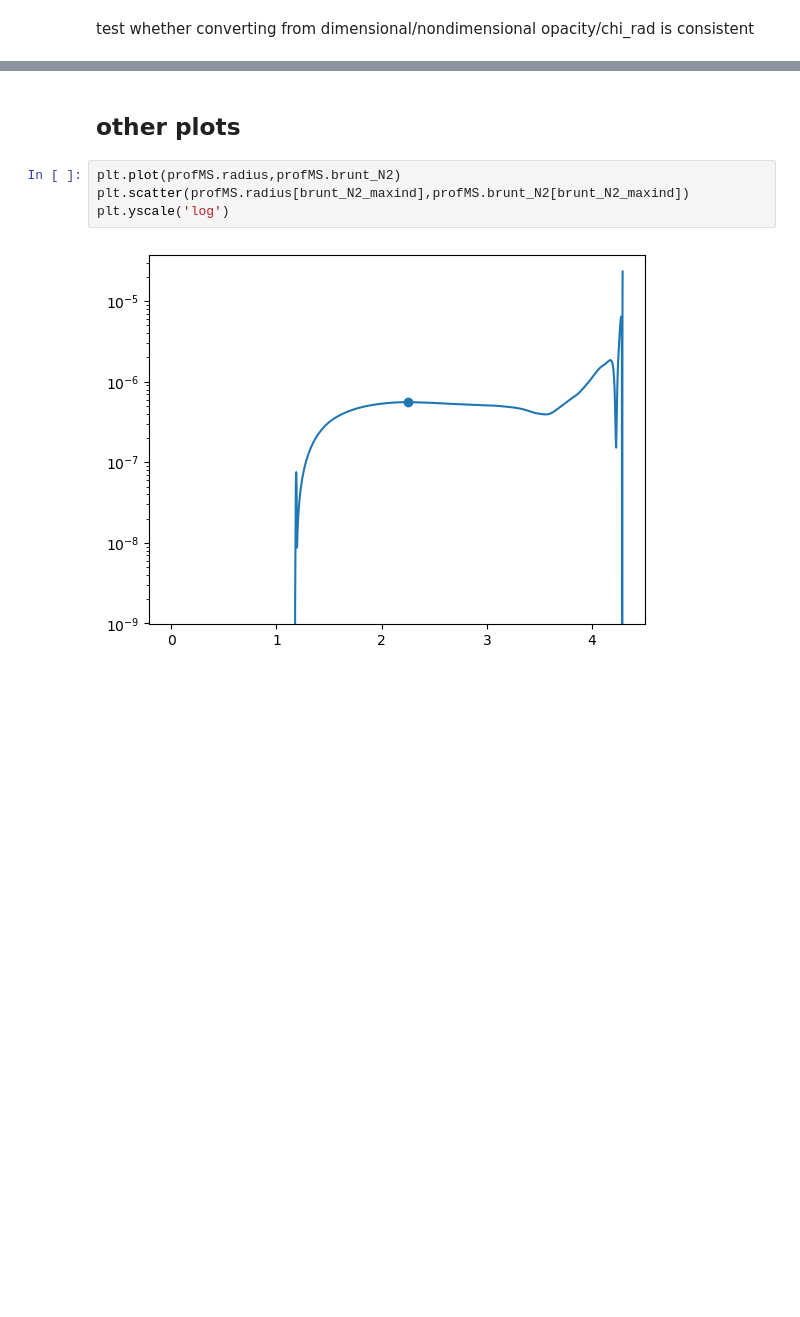
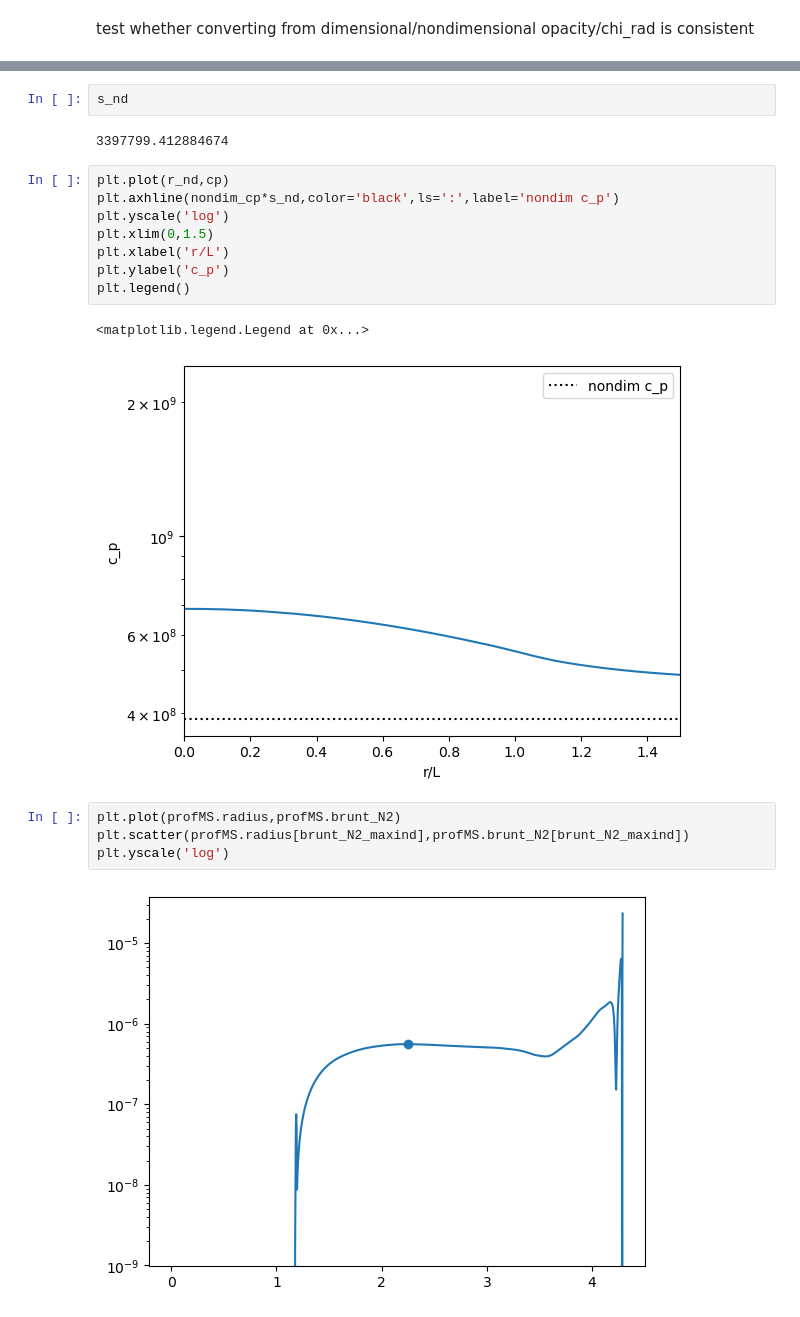
Before and after one commit to samanthacwu/compressible_stars_CP, a Jupyter notebook: examples/massive_star_zams_15msol/test_mesa_to_dedalus.ipynb, the cells around one changed output, grey strips where cells are left out. Cells and saved outputs as stored; diff of their text form; blank space fills up the shorter version.

```diff
--- a/examples/massive_star_zams_15msol/test_mesa_to_dedalus.ipynb
+++ b/examples/massive_star_zams_15msol/test_mesa_to_dedalus.ipynb
@@ -344,5 +310,18 @@ plt.yscale('log')
-# %% [markdown]
-## other plots
+# %%
+s_nd
+# %% [output]
+3397799.412884674
+# %%
+plt.plot(r_nd,cp)
+plt.axhline(nondim_cp*s_nd,color='black',ls=':',label='nondim c_p')
+plt.yscale('log')
+plt.xlim(0,1.5)
+plt.xlabel('r/L')
+plt.ylabel('c_p')
+plt.legend()
+# %% [output]
+<matplotlib.legend.Legend at 0x...>
+[figure, added]
 # %%
 plt.plot(profMS.radius,profMS.brunt_N2)
 plt.scatter(profMS.radius[brunt_N2_maxind],profMS.brunt_N2[brunt_N2_maxind])
```
Also changed, not shown: parts of 5 cells of this notebook, 2 other files.
